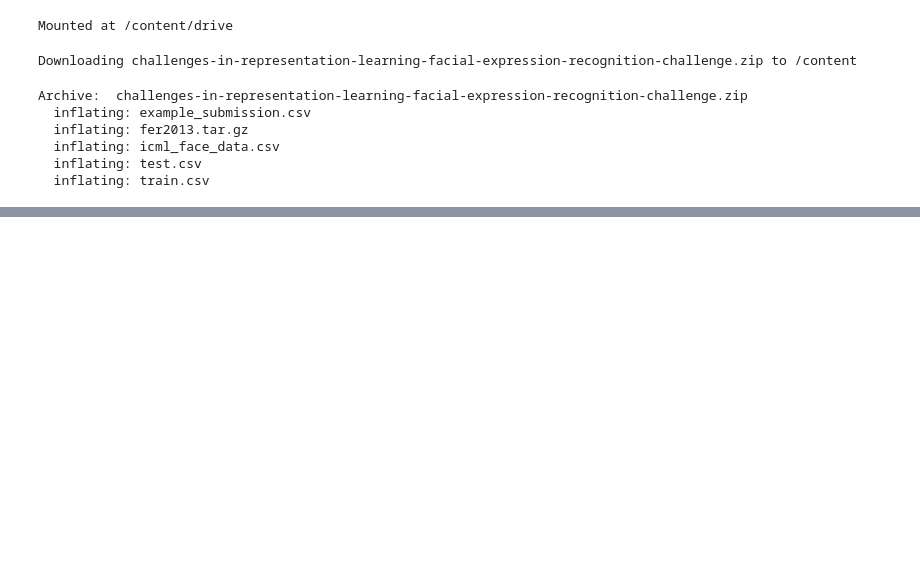
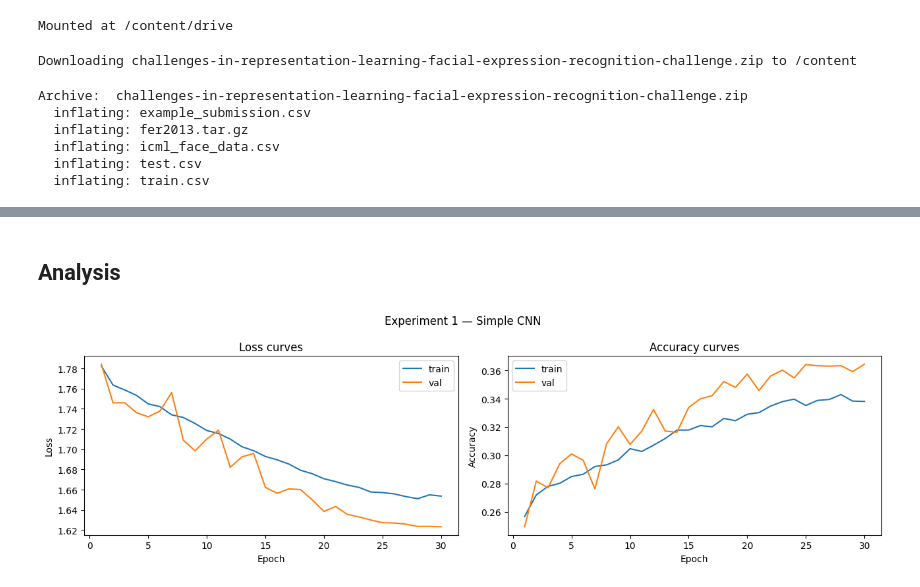
Before and after one commit to ntsuk22/Facial_Expression_Recognition, a Jupyter notebook: model_experiment_1.ipynb, the cells around one changed output, grey strips where cells are left out. Cells and saved outputs as stored; diff of their text form; code cells hidden in the pictures; blank space fills up the shorter version.

```diff
--- a/model_experiment_1.ipynb
+++ b/model_experiment_1.ipynb
@@ -42,0 +330,13 @@ Archive:  challenges-in-representation-learning-facial-expression-recognition-ch
+# %%
+CONFIG = dict(
+    experiment   = "exp1_simple_cnn",
+    architecture = "SimpleCNN_2block_GAP",
+    epochs       = 30,
+    batch_size   = BATCH_SIZE,
+    lr           = 1e-3,
+    weight_decay = 1e-4,
+    dropout      = 0.3,
+    optimizer    = "Adam",
+    scheduler    = "CosineAnnealingLR",
+    seed         = SEED,
+)
@@ -42,0 +411,21 @@ Archive:  challenges-in-representation-learning-facial-expression-recognition-ch
+# %% [markdown]
+## Analysis
+# %%
+fig, (ax1, ax2) = plt.subplots(1, 2, figsize=(13, 4))
+epochs_range = range(1, CONFIG["epochs"] + 1)
+
+ax1.plot(epochs_range, history["train_loss"], label="train")
+ax1.plot(epochs_range, history["val_loss"],   label="val")
+ax1.set_xlabel("Epoch");  ax1.set_ylabel("Loss")
+ax1.set_title("Loss curves");  ax1.legend()
+
+ax2.plot(epochs_range, history["train_acc"], label="train")
+ax2.plot(epochs_range, history["val_acc"],   label="val")
+ax2.set_xlabel("Epoch");  ax2.set_ylabel("Accuracy")
+ax2.set_title("Accuracy curves");  ax2.legend()
+
+plt.suptitle("Experiment 1 — Simple CNN", fontsize=12)
+plt.tight_layout()
+plt.show()
+# %% [output]
+[figure, added]
```
Also changed, not shown: parts of 18 cells of this notebook.
